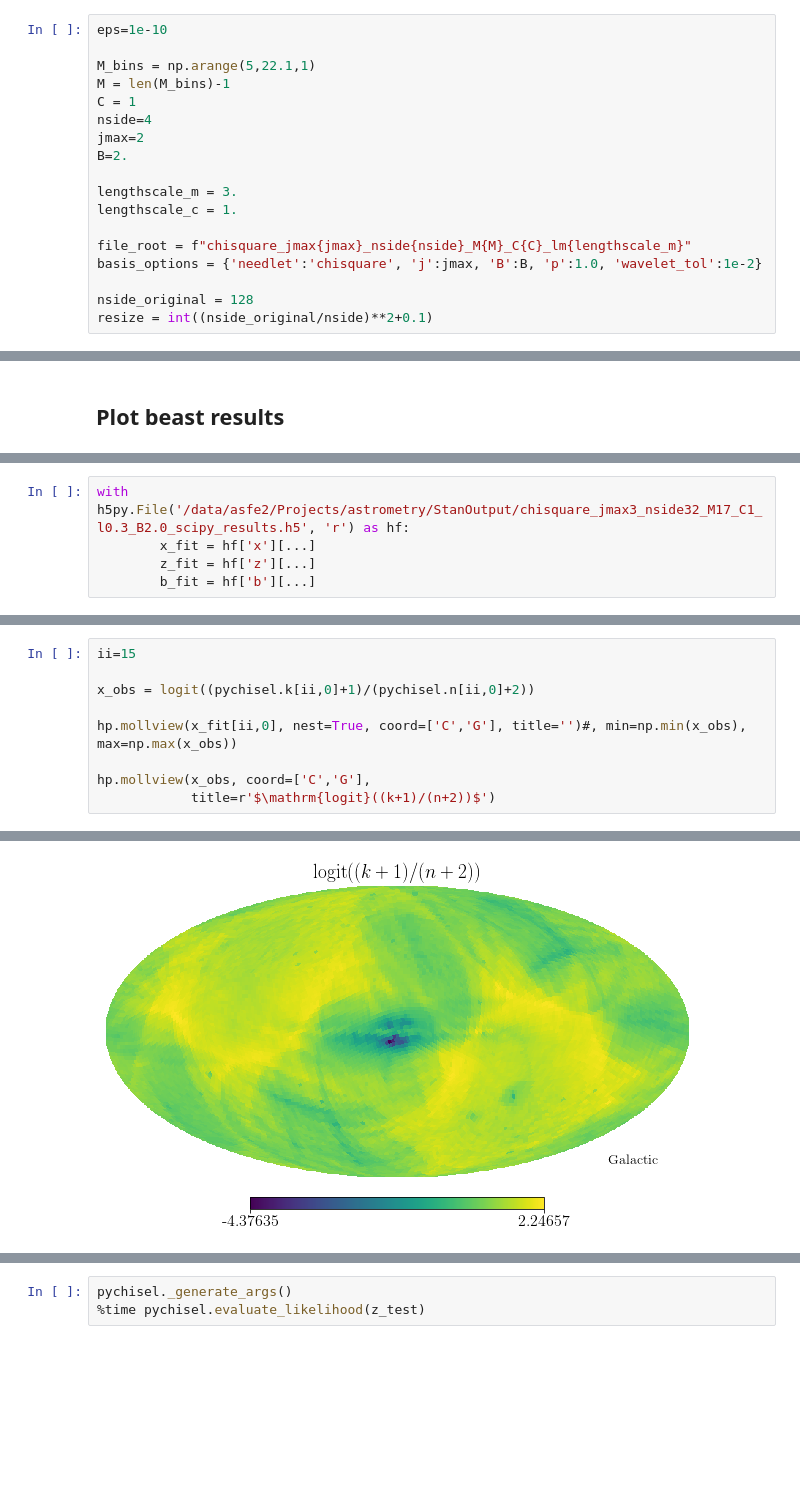
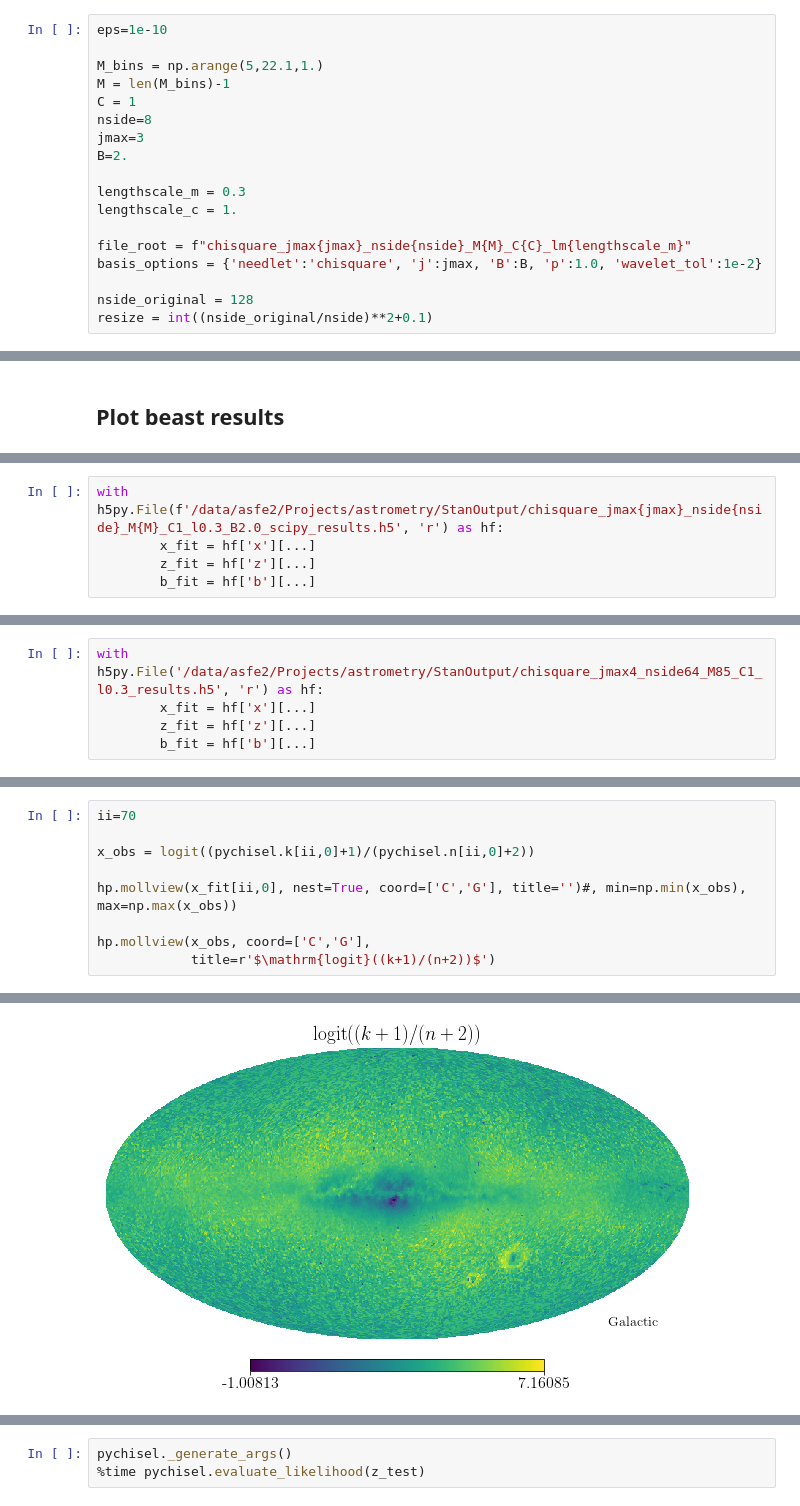
Before and after one commit to gaiaverse/astrometry, a Jupyter notebook: SelectionFunctionToolkit/TestingPython.ipynb, the cells around one changed output, grey strips where cells are left out. Cells and saved outputs as stored; diff of their text form; blank space fills up the shorter version.

Commit message:
Python speed tests/improvements. Needlet M=85, n=64, jmax=4 results.

```diff
--- a/SelectionFunctionToolkit/TestingPython.ipynb
+++ b/SelectionFunctionToolkit/TestingPython.ipynb
@@ -44,14 +45,14 @@ from SelectionFunctionChisel import Chisel
 # %%
 eps=1e-10
 
-M_bins = np.arange(5,22.1,1)
+M_bins = np.arange(5,22.1,1.)
 M = len(M_bins)-1
 C = 1
-nside=4
-jmax=2
+nside=8
+jmax=3
 B=2.
 
-lengthscale_m = 3.
+lengthscale_m = 0.3
 lengthscale_c = 1.
 
 file_root = f"chisquare_jmax{jmax}_nside{nside}_M{M}_C{C}_lm{lengthscale_m}"
@@ -332,0 +391,5 @@ hp.mollview(x_fit[:,ii,0], nest=False, coord=['C','G'], title='')
+# %%
+with h5py.File(f'/data/asfe2/Projects/astrometry/StanOutput/chisquare_jmax{jmax}_nside{nside}_M{M}_C1_l0.3_B2.0_scipy_results.h5', 'r') as hf:
+        x_fit = hf['x'][...]
+        z_fit = hf['z'][...]
+        b_fit = hf['b'][...]
@@ -333,5 +423,5 @@ hp.mollview(x_fit[:,ii,0], nest=False, coord=['C','G'], title='')
 # %%
-with h5py.File('/data/asfe2/Projects/astrometry/StanOutput/chisquare_jmax3_nside32_M17_C1_l0.3_B2.0_scipy_results.h5', 'r') as hf:
+with h5py.File('/data/asfe2/Projects/astrometry/StanOutput/chisquare_jmax4_nside64_M85_C1_l0.3_results.h5', 'r') as hf:
         x_fit = hf['x'][...]
         z_fit = hf['z'][...]
         b_fit = hf['b'][...]
@@ -342,5 +435,5 @@ z_fit.shape
 # %%
-ii=15
+ii=70
 
 x_obs = logit((pychisel.k[ii,0]+1)/(pychisel.n[ii,0]+2))
 
@@ -353 +446 @@ hp.mollview(x_obs, coord=['C','G'],
-[figure, old version]
+[figure, new version]
```
Also changed, not shown: parts of 40 cells of this notebook, 6 other files.
